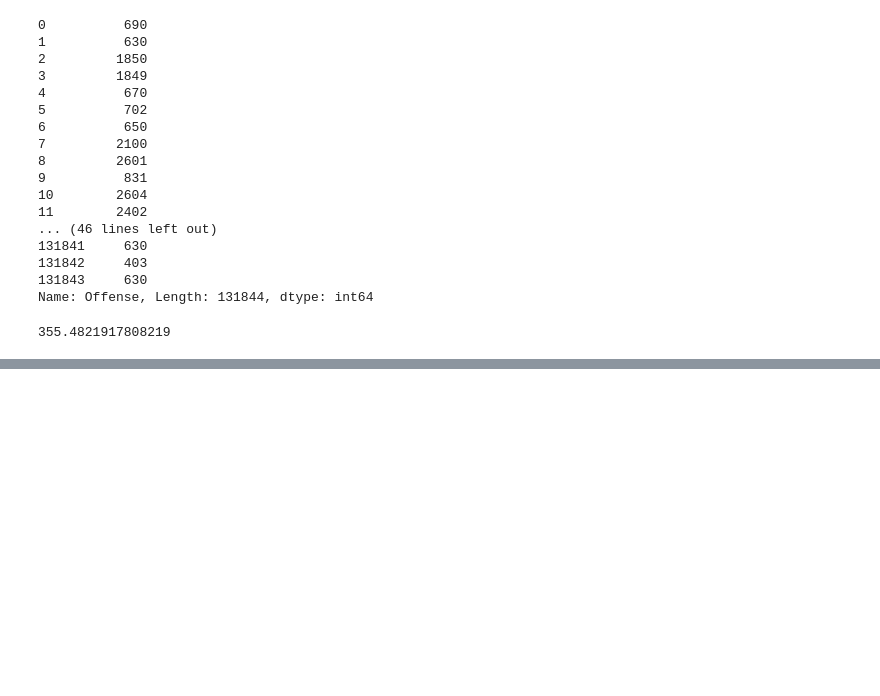
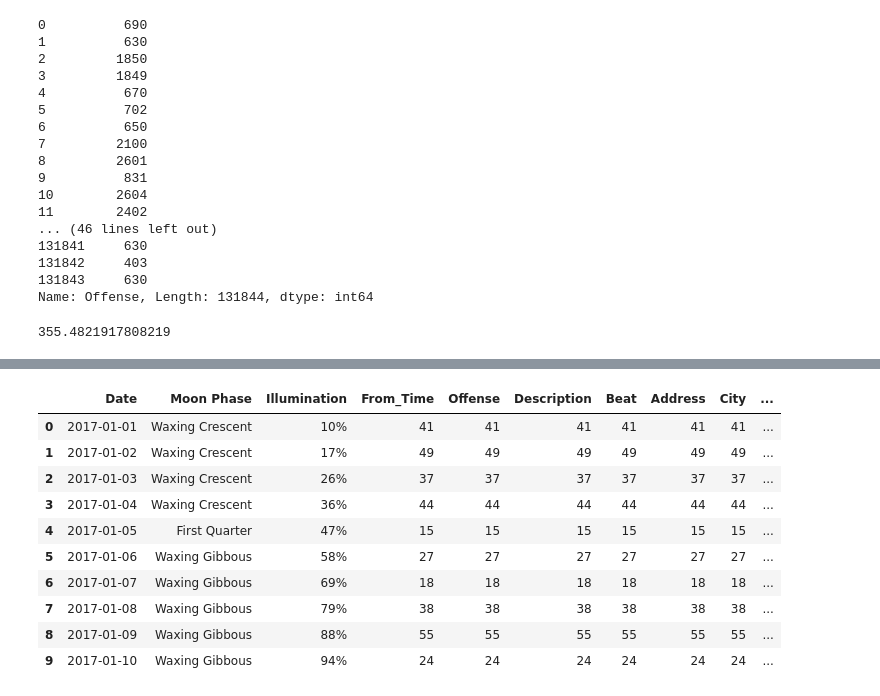
Before and after one commit to penguinistakc/team_mcgruff, a Jupyter notebook: Project Analysis.ipynb, the cells around one changed output, grey strips where cells are left out. Cells and saved outputs as stored; diff of their text form; code cells hidden in the pictures; blank space fills up the shorter version.

```diff
--- a/Project Analysis.ipynb
+++ b/Project Analysis.ipynb
@@ -239,0 +279,14 @@ crime_per_day
+# %%
+crime_with_firearm_yes_date_moon.head(10)
+# %% [output]
+|  | Date | Moon Phase | Illumination | From_Time | Offense | Description | Beat | Address | City | ... |
+| 0 | 2017-01-01 | Waxing Crescent | 10% | 41 | 41 | 41 | 41 | 41 | 41 | ... |
+| 1 | 2017-01-02 | Waxing Crescent | 17% | 49 | 49 | 49 | 49 | 49 | 49 | ... |
+| 2 | 2017-01-03 | Waxing Crescent | 26% | 37 | 37 | 37 | 37 | 37 | 37 | ... |
+| 3 | 2017-01-04 | Waxing Crescent | 36% | 44 | 44 | 44 | 44 | 44 | 44 | ... |
+| 4 | 2017-01-05 | First Quarter | 47% | 15 | 15 | 15 | 15 | 15 | 15 | ... |
+| 5 | 2017-01-06 | Waxing Gibbous | 58% | 27 | 27 | 27 | 27 | 27 | 27 | ... |
+| 6 | 2017-01-07 | Waxing Gibbous | 69% | 18 | 18 | 18 | 18 | 18 | 18 | ... |
+| 7 | 2017-01-08 | Waxing Gibbous | 79% | 38 | 38 | 38 | 38 | 38 | 38 | ... |
+| 8 | 2017-01-09 | Waxing Gibbous | 88% | 55 | 55 | 55 | 55 | 55 | 55 | ... |
+| 9 | 2017-01-10 | Waxing Gibbous | 94% | 24 | 24 | 24 | 24 | 24 | 24 | ... |
```
Also changed, not shown: parts of 11 cells of this notebook.
